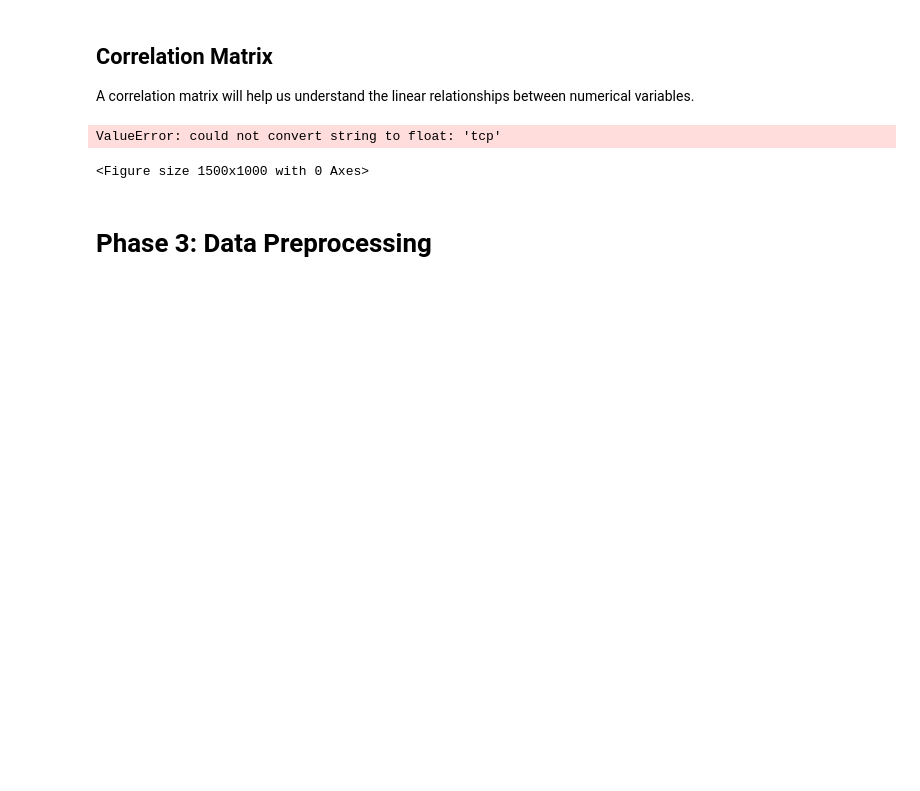
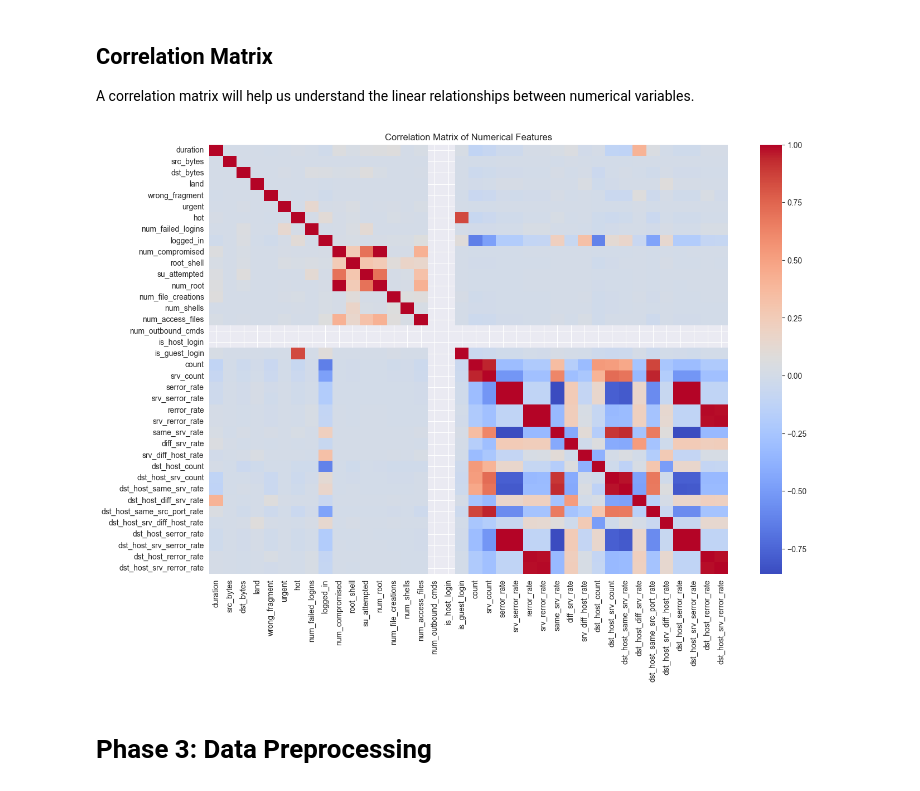
Before and after one commit to akashmanujaya/Dynamic-Graph-Embeddings-for-Real-Time-Anomaly-Detection-in-Network-Traffic, a Jupyter notebook: end-to-end-anomaly-detection.ipynb, the cells around one changed output. Cells and saved outputs as stored; diff of their text form; code cells hidden in the pictures; blank space fills up the shorter version.

```diff
--- a/end-to-end-anomaly-detection.ipynb
+++ b/end-to-end-anomaly-detection.ipynb
@@ -153,14 +155,20 @@ Given the imbalanced nature of the target variable, techniques like resampling,
 # %% [markdown]
 ## Correlation Matrix
 A correlation matrix will help us understand the linear relationships between numerical variables.
-# %%
-plt.figure(figsize=(15, 10))
-sns.heatmap(df.corr(), annot=False, fmt=".2f", cmap='coolwarm')
-plt.title('Correlation Matrix')
-plt.show();
-# %% [output]
-ValueError: could not convert string to float: 'tcp'
-<Figure size 1500x1000 with 0 Axes>
+# %%
+# Filter out only numerical columns:
+numerical_features = df.select_dtypes(include=['float64', 'int64']).columns
+numerical_df = df[numerical_features]
+# Compute the correlation matrix for numerical features
+correlation_matrix = numerical_df.corr()
+
+# Visualize the correlation matrix using OOP
+fig, ax = plt.subplots(figsize=(15, 10))
+sns.heatmap(correlation_matrix, annot=False, cmap='coolwarm', fmt=".2f", ax=ax)
+ax.set_title('Correlation Matrix of Numerical Features')
+plt.show()
+# %% [output]
+[figure, added]
 # %% [markdown]
 # Phase 3: Data Preprocessing
 # %% [markdown]
```
Also changed, not shown: parts of 79 cells of this notebook, 48 other files.
